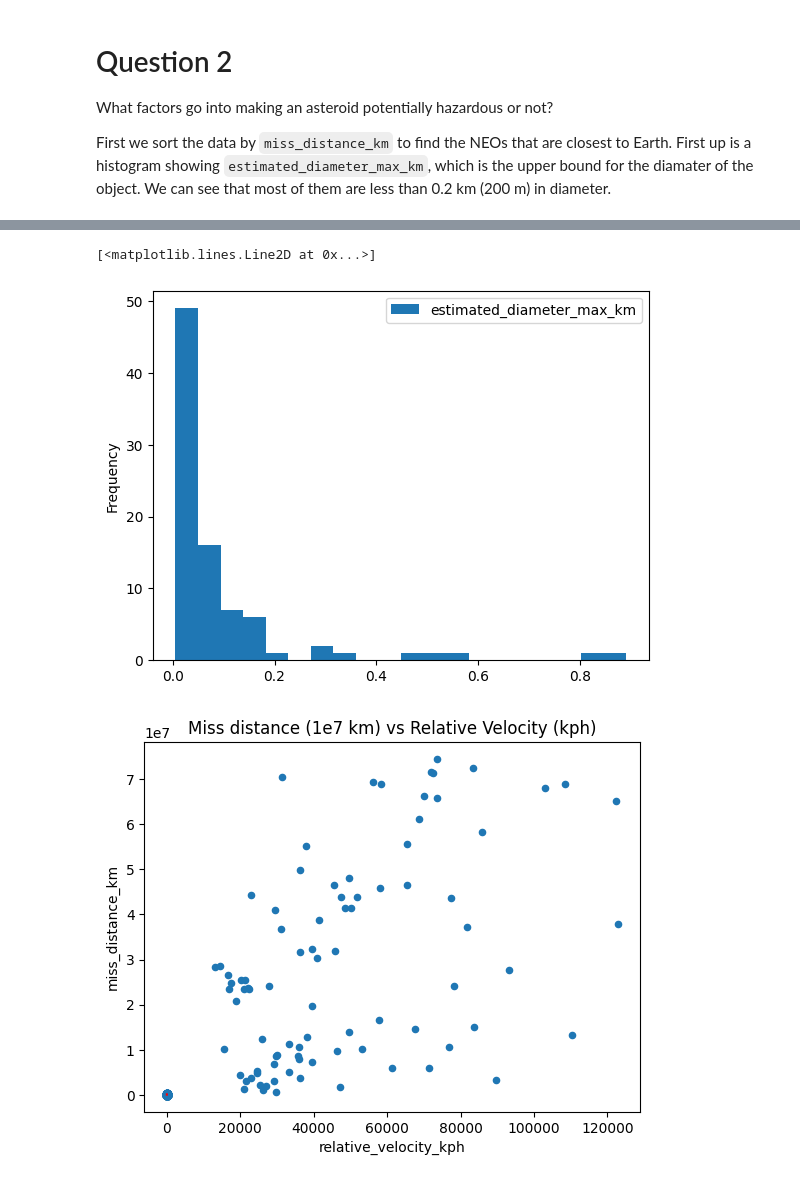
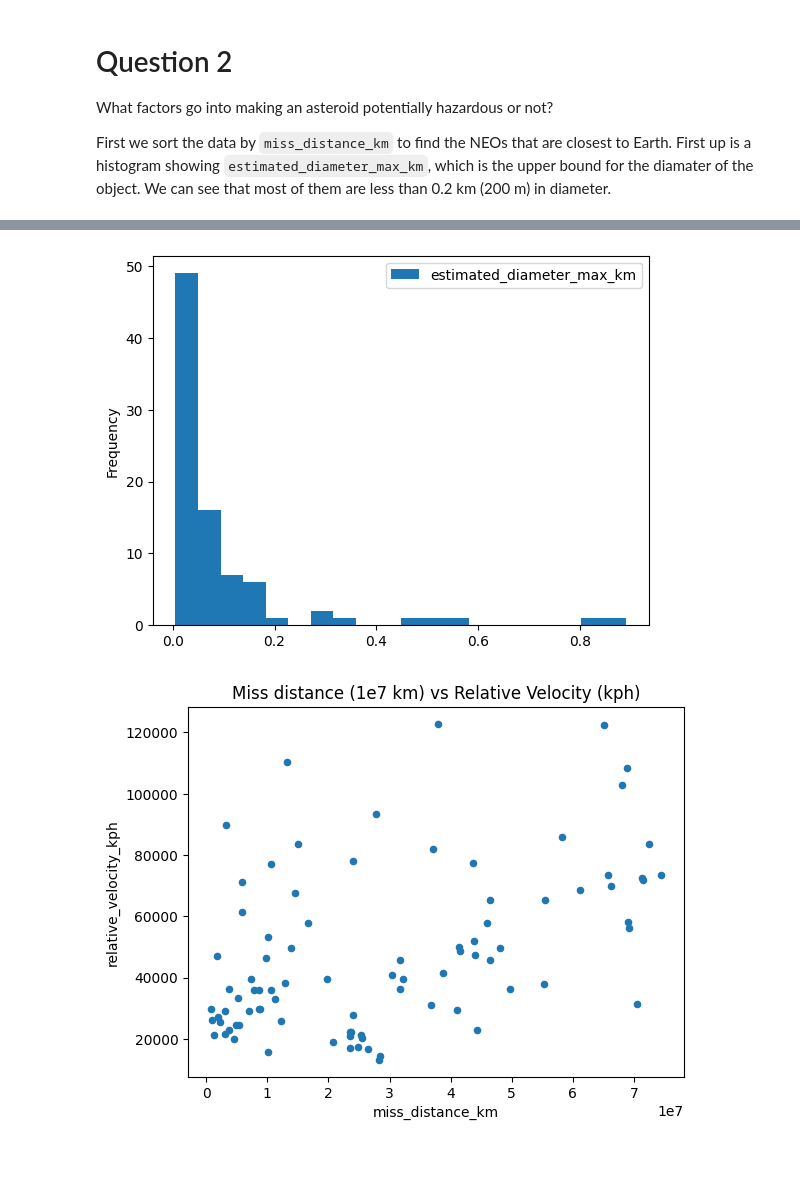
Before and after one commit to blobinaticuber/301-space-traffic-control, a Jupyter notebook: python/q2.ipynb, the cells around one changed output, grey strips where cells are left out. Drawn from its saved outputs; the diff is of its cells as text; code cells hidden in the pictures.

Commit message:
add new scatter plot

```diff
--- a/python/q2.ipynb
+++ b/python/q2.ipynb
@@ -18,11 +18,11 @@ import numpy as np
 
 # count of potentially hazardous asteroids (usually 0)
 print("Number of asteroids marked as potentially hazardous:")
-df_hazardous = df_all.query("is_potentially_hazardous_asteroid != 0")
+df_hazardous = df_clean.query("is_potentially_hazardous_asteroid != 0")
 print(df_hazardous.size)
 
 # Near miss data table
-df_near_miss = df_all.sort_values(by="miss_distance_km")
+df_near_miss = df_clean.sort_values(by="miss_distance_km")
 print("First 10 rows of near misses:")
 print(df_near_miss.head(10).to_string())
 
@@ -33,20 +33,24 @@ df_near_miss.plot.hist(column="estimated_diameter_max_km", bins=20)
 
 # Scatter plot
 print("Scatter plot of relative velocity vs. miss distance:")
-df_near_miss.plot.scatter(title="Miss distance (1e7 km) vs Relative Velocity (kph)", x="relative_velocity_kph", y="miss_distance_km")
+df_near_miss.plot.scatter(title="Miss distance (1e7 km) vs Relative Velocity (kph)", y="relative_velocity_kph", x="miss_distance_km")
+
+# Scatter plot 2
+print("Scatter plot of brightness vs. miss distance:")
+df_near_miss.plot.scatter(title="Absolute magnitude vs Miss Distance (1e7 km)", x="miss_distance_km", y="absolute_magnitude_h")
 
 # turning the values into numpy arrays for linear regression
-diam = np.array(df_all["estimated_diameter_max_km"])
-miss = np.array(df_all["relative_velocity_kph"])
+diam = np.array(df_clean["estimated_diameter_max_km"])
+rv = np.array(df_clean["relative_velocity_kph"])
 
 # linear regression with scipy
-slope, intercept, r_value, p_value, std_err = stats.linregress(diam, miss)
-plt.scatter(diam, miss)
+# slope, intercept, r_value, p_value, std_err = stats.linregress(diam, rv)
+# plt.scatter(diam, rv)
 
 # values for line of best fit (not working correctly)
-x_line = np.sort(diam)
-y_line = intercept + slope * x_line
-plt.plot(x_line, y_line, 'r', label='fitted line')
+# x_line = np.sort(diam)
+# y_line = intercept + slope * x_line
+# plt.plot(x_line, y_line, 'r', label='fitted line')
 # %% [output]
 Number of asteroids marked as potentially hazardous:
 0
@@ -67,3 +72,2 @@ Scatter plot of relative velocity vs. miss distance:
-[<matplotlib.lines.Line2D at 0x...>]
 [figure]
-[figure, old version]
+[figure, new version]
```
Also changed, not shown: parts of 1 cell of this notebook, 2 other files.
